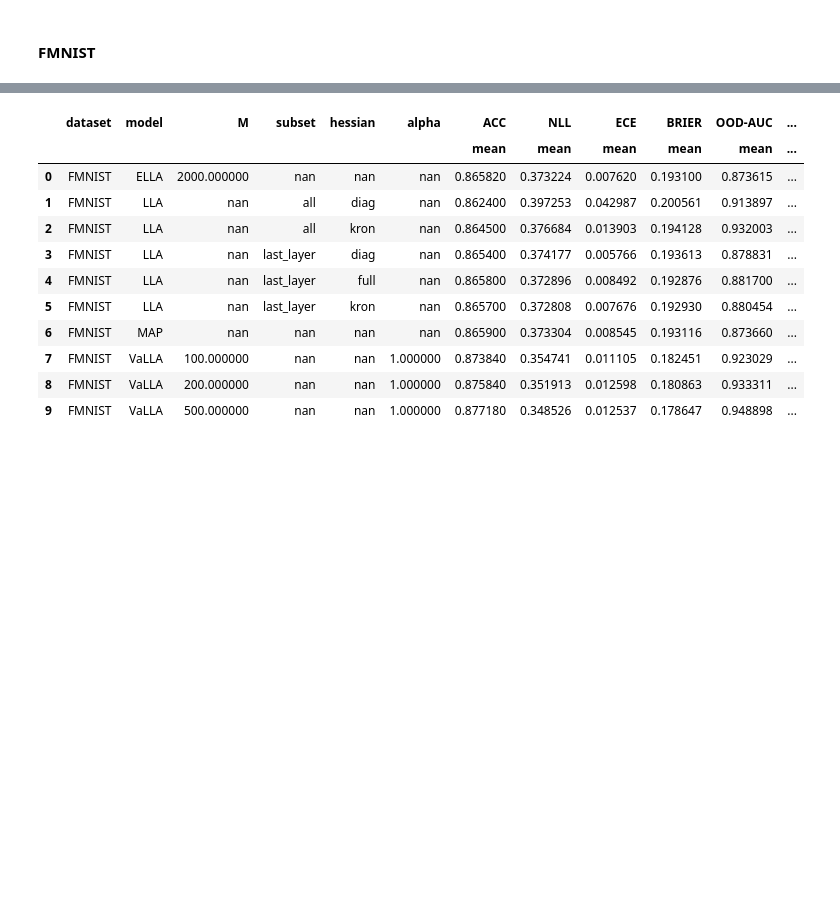
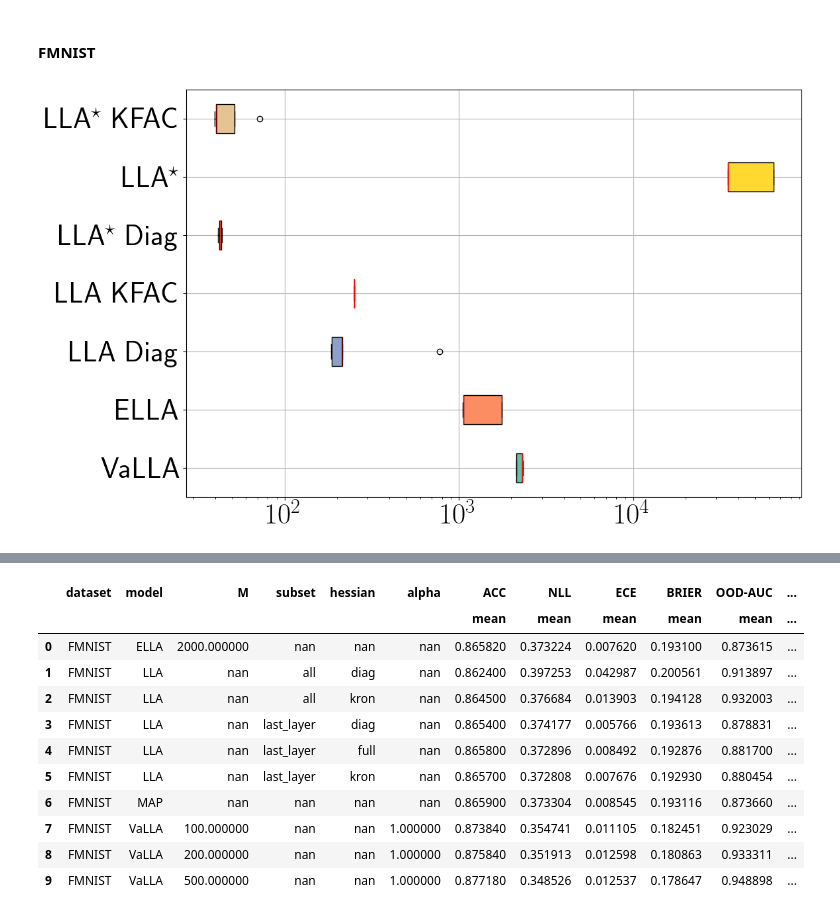
Before and after one commit to Ludvins/DeepVIP, a Jupyter notebook: plot_results.ipynb, the cells around one changed output, grey strips where cells are left out. Saved outputs shown, nothing was run; the diff lists cells and outputs as text; code cells hidden in the pictures; blank space fills up the shorter version.

```diff
--- a/plot_results.ipynb
+++ b/plot_results.ipynb
@@ -99,6 +103,8 @@ regression = regression.groupby(["dataset", "model","M", "subset", "hessian"], d
 regression = regression.drop(["seed", "val_NLL", "log_variance", "alpha"], axis = 1)
 regression = regression.drop(("RMSE", "std"),axis = 1)
 regression = regression.dropna(axis = 1, how = 'all')
+# %%
+multiclass_orig = multiclass
 # %%
 multiclass = multiclass.groupby(["dataset", "model","M", "subset", "hessian", "alpha"], dropna=False).agg(["mean", std])
 multiclass = multiclass.drop(["seed", "val_NLL"], axis = 1)
@@ -326,0 +361,27 @@ subset =  [("ACC", "mean"), ("NLL", "mean"), ("ECE", "mean"),("BRIER", "mean"),
+# %%
+times = multiclass_orig.groupby(["dataset", 'model', "hessian", "subset", "M"], dropna=False)["time"].apply(f).reset_index()
+# %%
+fig, ax = plt.subplots(figsize = (12,8))
+b = ax.boxplot([
+    times.query("dataset == 'FMNIST' and model == 'VaLLA' and M == 100")["time"].to_numpy()[0],
+    times.query("dataset == 'FMNIST' and model == 'ELLA'")["time"].to_numpy()[0],
+    times.query("dataset == 'FMNIST' and model == 'LLA' and hessian == 'diag' and subset == 'all'")["time"].to_numpy()[0],
+    times.query("dataset == 'FMNIST' and model == 'LLA' and hessian == 'kron' and subset == 'all'")["time"].to_numpy()[0],
+    times.query("dataset == 'FMNIST' and model == 'LLA' and hessian == 'diag' and subset == 'last_layer'")["time"].to_numpy()[0],
+    times.query("dataset == 'FMNIST' and model == 'LLA' and hessian == 'full' and subset == 'last_layer'")["time"].to_numpy()[0],
+    times.query("dataset == 'FMNIST' and model == 'LLA' and hessian == 'kron' and subset == 'last_layer'")["time"].to_numpy()[0],
+    ], vert = False, patch_artist=True)
+
+# fill with colors
+jet = plt.colormaps["Set2"]
+colors = [jet(i) for i in range(8)]
+for patch, m, color in zip(b["boxes"], b["medians"], colors):
+    patch.set_facecolor(color)
+    plt.setp(m, color="red")
+
+ax.set_yticklabels(["VaLLA", "ELLA", r"LLA Diag", r"LLA KFAC", r"LLA$^\star$ Diag", r"LLA$^\star$", r"LLA$^\star$ KFAC"])
+plt.grid()
+plt.xscale("log")
+plt.show()
+# %% [output]
+[figure, added]
```
Also changed, not shown: parts of 13 cells of this notebook, 6 other files.
